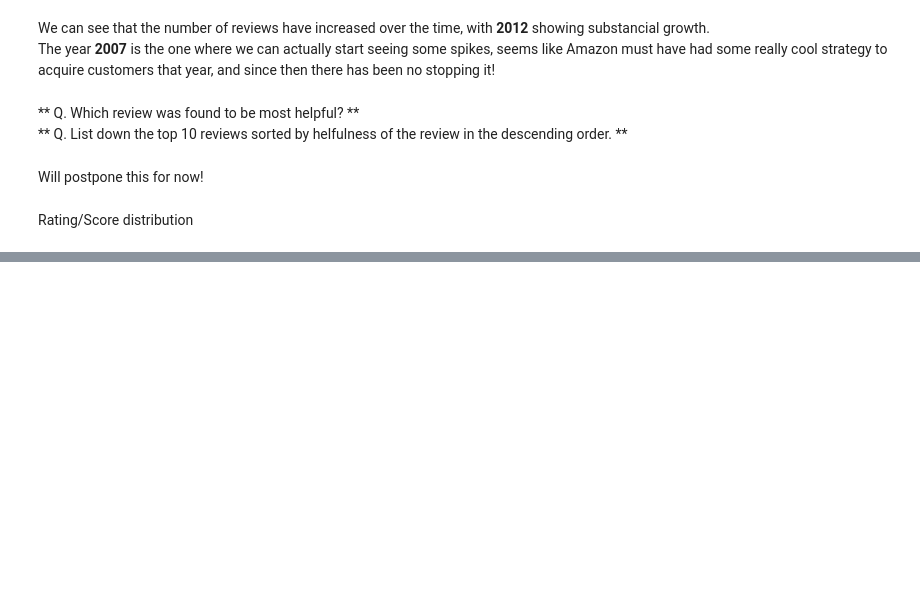
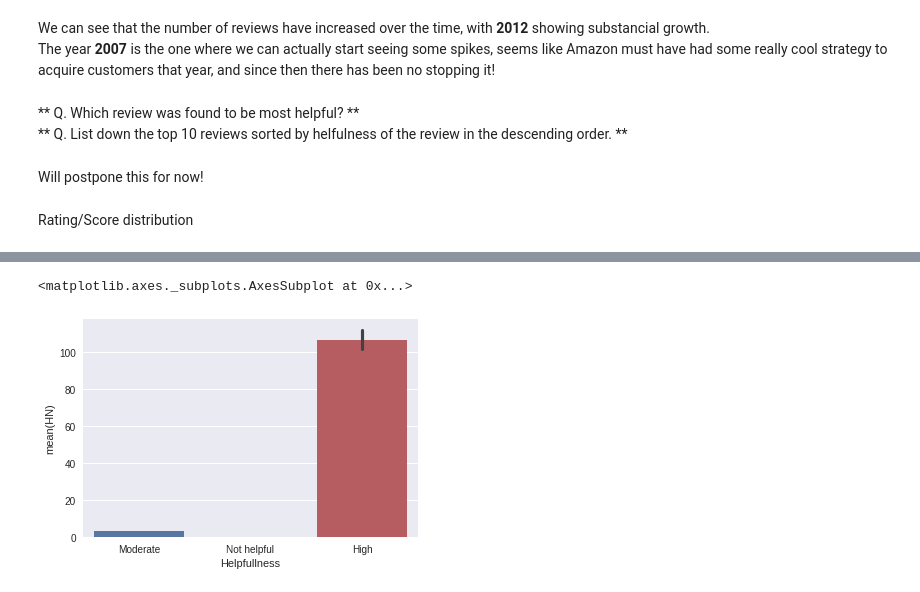
Before and after one commit to vikramriyer/text_learning, a Jupyter notebook: Exploring Amazon Fine Foods.ipynb, the cells around one changed output, grey strips where cells are left out. Cells and saved outputs as stored; diff of their text form; code cells hidden in the pictures; blank space fills up the shorter version.

```diff
--- a/Exploring Amazon Fine Foods.ipynb
+++ b/Exploring Amazon Fine Foods.ipynb
@@ -262,0 +258,12 @@ plt.show()
+# %%
+# highly helpful HN > 50
+# moderately helpful HN = 1-50
+# unhelpful HN = 0
+helpfulness_fn = lambda x: 'High' if x >= 50 else ('Moderate' if x > 0 and x < 50 else 'Not helpful')
+# %%
+df['Helpfullness'] = df.HN.apply(helpfulness_fn)
+# %%
+sns.barplot('Helpfullness', 'HN', data=df)
+# %% [output]
+<matplotlib.axes._subplots.AxesSubplot at 0x...>
+[figure, added]
```
Also changed, not shown: parts of 11 cells of this notebook.
